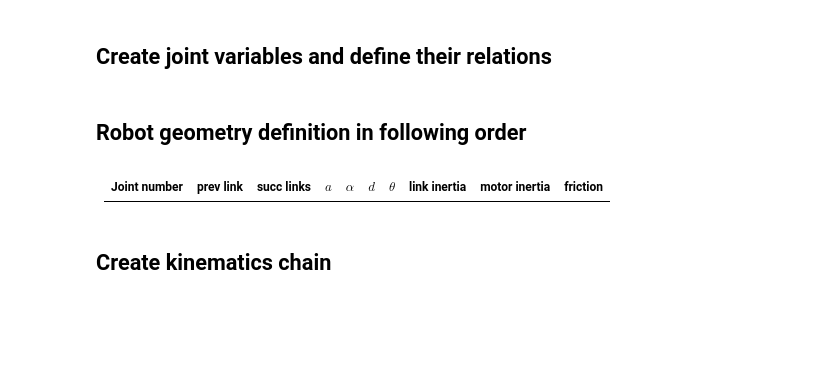
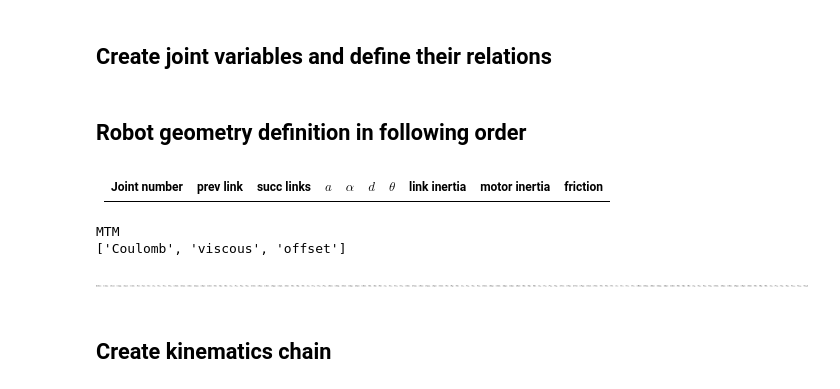
Before and after one commit to WPI-AIM/dvrk_dynamics_identification, a Jupyter notebook: main.ipynb, the cells around one changed output. Saved outputs shown, nothing was run; the diff lists cells and outputs as text; code cells hidden in the pictures; blank space fills up the shorter version.

```diff
--- a/main.ipynb
+++ b/main.ipynb
@@ -54,10 +52,12 @@ model_folder = 'data/' + model_name + '/model/'
 | Joint number | prev link | succ links | $a$ | $\alpha$ | $d$ | $\theta$ | link inertia | motor inertia | friction |
 |--------------|-----------|------------|-----|----------|-----|----------|--------------|---------------|---------|
 # %%
+q0, q1, q2, q3, q4, q5, q6, q7, q8, q9, q10 = new_sym('q:11')
 _pi = sympy.pi
 
 dh = []
 springs = []
+friction_type = []
 
 if model_name =='test':
     dh = [(0,   -1, [1],    0,     0,      0,        0,        False, False, False),
@@ -73,6 +73,7 @@ if model_name =='test':
     r_f = r_s * h_s * sympy.sin(_pi + q_o - q) / l
     tau_s = r_f * d_l # * 27.86
     springs = [tau_s]
+    friction_type = ['Coulomb', 'viscous', 'offset']
 elif model_name == 'mtm':
     # define paralelogram coordinate relation
     q3 = -q2 + q8
@@ -101,15 +102,46 @@ elif model_name == 'mtm':
     r_f = r_s * h_s * sympy.sin(_pi + q_o - q) / l
     tau_s = r_f * d_l # * 27.86
     #springs = [tau_s]
+
+    friction_type = ['Coulomb', 'viscous', 'offset']
     print("MTM")
+elif model_name == 'mtm_3links_parallel':
+    # define paralelogram coordinate relation
+    q3 = -q2 + q4
+    q5 = -q4 + q2
+    q6 = q4 - q2
 
+    dh = [(0,   -1, [1],    0,     0,      0,        0,        False, False, False),
+          (1,   0,  [2,4],  0,     0,      -0.21537, q1,       True,  False, True),
+          (2,   1,  [3],    0,     -_pi/2, 0,        q2+_pi/2, True,  False, True),
+          (3,   2,  [4],    0.279, 0,      0,        q3+_pi/2, True,  False, True),
+          (4,   1,  [5],    0,     -_pi/2, 0,        q4+_pi,   True,  False, True),
+          (5,   4,  [6],   0.1,   0,      0,        q5-_pi/2, True,  False, True),
+          (6,   5,  [],     0.279, 0,      0,        q6,      False, False, True)]
+    friction_type = ['Coulomb', 'viscous']
+    #springs = [q1, q2, q3]
+elif model_name == 'mtm_4links_parallel':
+    # define paralelogram coordinate relation
+    q3 = -q2 + q5
+    q6 = -q5 + q2
+    q7 = q5 - q2
+
+    dh = [(0,   -1, [1],    0,     0,      0,        0,        False, False, False),
+          (1,   0,  [2,5],  0,     0,      -0.21537, q1,       True,  False, True),
+          (2,   1,  [3],    0,     -_pi/2, 0,        q2+_pi/2, True,  False, True),
+          (3,   2,  [4],    0.279, 0,      0,        q3+_pi/2, True,  False, True),
+          (4,   3,  [0],    0.365, -_pi/2, 0.151,    q4,       True,  False, True),
+          (5,   1,  [6],     0,     -_pi/2, 0,        q5+_pi,   True,  False, True),
+          (6,   5,  [7],   0.1,   0,      0,        q6-_pi/2, True,  False, True),
+          (7,   6,  [],     0.279, 0,      0,        q7,      False, False, True)]
+    friction_type = ['Coulomb', 'viscous']
 elif model_name == 'mtm_3links':
     dh = [(0,   -1, [1],    0,      0,      0,          0,         False, False, False),
           (1,   0,  [2],    0,      0,      -0.21537,   q1,        True,  False, True),
           (2,   1,  [3],    0,      -_pi/2, 0,          q2+_pi/2,  True,  False, True),
           (3,   2,  [4],    0.279,  0,      0,          q3+_pi/2,  True,  True,  True)]
-    springs = [q1]
-
+    # springs = [q1]
+    friction_type = ['Coulomb', 'viscous']
 elif (model_name == 'test_psm'):
     beta = 0.2908
     beta2 = 0.0767 + beta
@@ -126,7 +158,7 @@ elif (model_name == 'test_psm'):
     x[8] = (8,   6,  [9],       0.516,           0,     0,                      q2,     True,  False,  True)    # Pitch End
     x[9] = (9,   8,  [10],      0.043, -sympy.pi/2,-.28809+q3,          sympy.pi/2,     True,  False, True)    # Main Insertion
     dh = x
-
+    friction_type = ['Coulomb', 'viscous', 'offset']
 elif (model_name == 'test_psm_long2'):
     beta = 0.2908
     beta2 = 0.0767 + beta
@@ -152,14 +184,21 @@ elif (model_name == 'test_psm_long2'):
     x[15] = (15,  14, [],            0,           0,     0,                     -q7, False, False,  True) # Gripper1
     x[16] = (16,  15, [],            0,           0,     0,                      q7, False,  True,  True) # Gripper2
     dh = x
-
+    friction_type = ['Coulomb', 'viscous', 'offset']
 else:
     raise Exception("No robot name matches " + name)
-
+print(friction_type)
 robot_def = RobotDef(dh,
                      springs=springs,
                      dh_convention='mdh',
-                     friction_type=['Coulomb', 'viscous', 'offset'])
+                     friction_type=friction_type)
+# %% [output]
+MTM
+['Coulomb', 'viscous', 'offset']
+# %%
+robot_def.bary_params
+# %% [output]
+[figure, added]
 # %% [markdown]
 ## Create kinematics chain
 # %%
```
Also changed, not shown: parts of 53 cells of this notebook, 22 other files.
